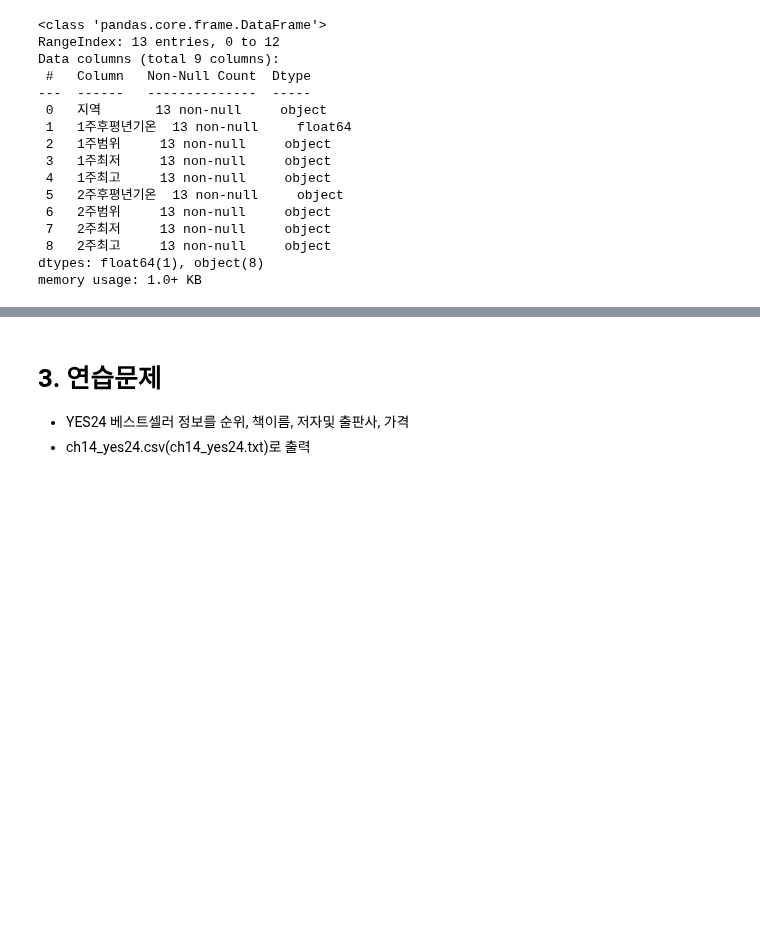
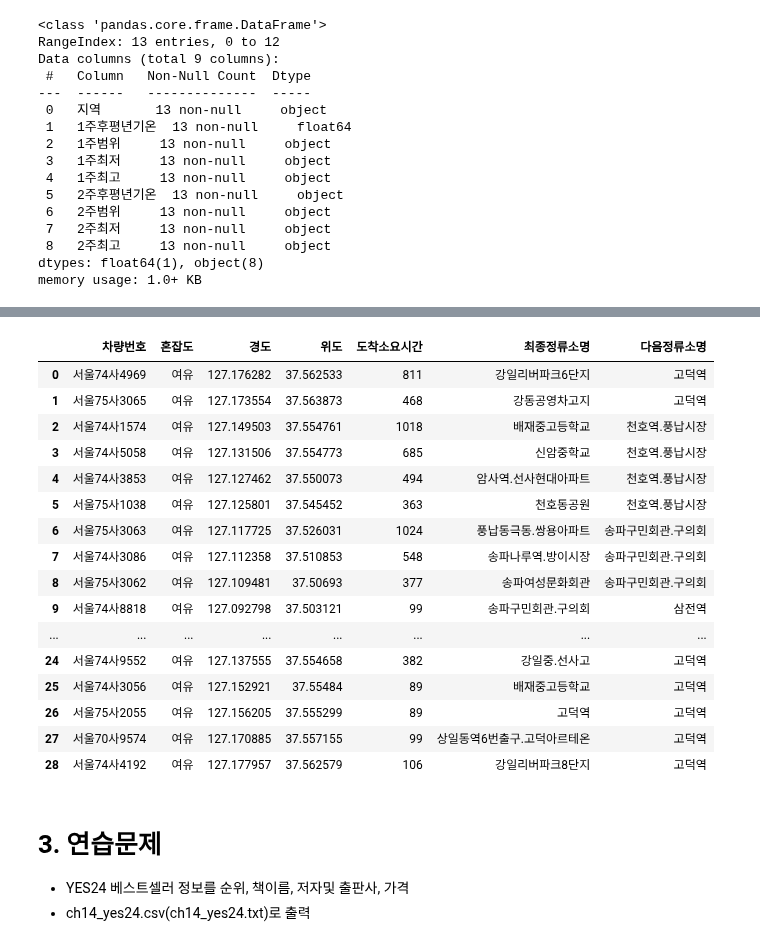
Before and after one commit to k-j-hyun/ai_x, a Jupyter notebook: source/01_python/ch14_웹데이터수집1_정적_공공api.ipynb, the cells around one changed output, grey strips where cells are left out. Saved outputs shown, nothing was run; the diff lists cells and outputs as text; code cells hidden in the pictures; blank space fills up the shorter version.

```diff
--- a/source/01_python/ch14_웹데이터수집1_정적_공공api.ipynb
+++ b/source/01_python/ch14_웹데이터수집1_정적_공공api.ipynb
@@ -1467,0 +1521,18 @@ memory usage: 1.0+ KB
+# %%
+import pandas as pd
+url2 = f'http://ws.bus.go.kr/api/rest/busRouteInfo/getStaionByRoute?ServiceKey={key}&busRouteId={busRouteId}'
+print(url2)
+response = requests.get(url2)
+soup = BeautifulSoup(response.text, 'xml')
+itemLists = soup.find_all('itemList')
+print(busNum, '번 정류장 갯수 : ', len(itemLists))
+bus_station = []
+for itemList in itemLists:
+    #정류장이름, 정류장id, 경도, 위도
+    stationNm = itemList.find('stationNm').text
+    station = itemList.find('station').text
+    gpsX = itemList.find('gpsX').text
+    gpsY = itemList.find('gpsY').text
+    bus_station.append([stationNm, station, gpsX, gpsY])
+df = pd.DataFrame(bus_station, columns=['정류소명','id','경도','위도'])
+df.head()
@@ -1467,0 +1597,5 @@ memory usage: 1.0+ KB
+# %%
+def station_name(row):
+    row['최종정류소명'] = df.loc[df['id'] == row['최종정류소id'], '정류소명'].iloc[0]
+    row['다음정류소명'] = df.loc[df['id'] == row['다음정류소id'], '정류소명'].iloc[0]
+    return row
@@ -1467,0 +1615,3 @@ memory usage: 1.0+ KB
+# %%
+df_pos = df_pos.apply(station_name, axis=1)
+df_pos.sample()
@@ -1468,3 +1621,26 @@ memory usage: 1.0+ KB
+# %%
+# 컬럼명에 id가 포함된 컬럼 제거
+drop_true = df_pos.columns.str.contains("id")
+drop_column_name = df_pos.columns[drop_true]
+df_pos.drop(drop_column_name, axis=1)
+# %% [output]
+|  | 차량번호 | 혼잡도 | 경도 | 위도 | 도착소요시간 | 최종정류소명 | 다음정류소명 |
+| 0 | 서울74사4969 | 여유 | 127.176282 | 37.562533 | 811 | 강일리버파크6단지 | 고덕역 |
+| 1 | 서울75사3065 | 여유 | 127.173554 | 37.563873 | 468 | 강동공영차고지 | 고덕역 |
+| 2 | 서울74사1574 | 여유 | 127.149503 | 37.554761 | 1018 | 배재중고등학교 | 천호역.풍납시장 |
+| 3 | 서울74사5058 | 여유 | 127.131506 | 37.554773 | 685 | 신암중학교 | 천호역.풍납시장 |
+| 4 | 서울74사3853 | 여유 | 127.127462 | 37.550073 | 494 | 암사역.선사현대아파트 | 천호역.풍납시장 |
+| 5 | 서울75사1038 | 여유 | 127.125801 | 37.545452 | 363 | 천호동공원 | 천호역.풍납시장 |
+| 6 | 서울75사3063 | 여유 | 127.117725 | 37.526031 | 1024 | 풍납동극동.쌍용아파트 | 송파구민회관.구의회 |
+| 7 | 서울74사3086 | 여유 | 127.112358 | 37.510853 | 548 | 송파나루역.방이시장 | 송파구민회관.구의회 |
+| 8 | 서울75사3062 | 여유 | 127.109481 | 37.50693 | 377 | 송파여성문화회관 | 송파구민회관.구의회 |
+| 9 | 서울74사8818 | 여유 | 127.092798 | 37.503121 | 99 | 송파구민회관.구의회 | 삼전역 |
+| ... | ... | ... | ... | ... | ... | ... | ... |
+| 24 | 서울74사9552 | 여유 | 127.137555 | 37.554658 | 382 | 강일중.선사고 | 고덕역 |
+| 25 | 서울74사3056 | 여유 | 127.152921 | 37.55484 | 89 | 배재중고등학교 | 고덕역 |
+| 26 | 서울75사2055 | 여유 | 127.156205 | 37.555299 | 89 | 고덕역 | 고덕역 |
+| 27 | 서울70사9574 | 여유 | 127.170885 | 37.557155 | 99 | 상일동역6번출구.고덕아르테온 | 고덕역 |
+| 28 | 서울74사4192 | 여유 | 127.177957 | 37.562579 | 106 | 강일리버파크8단지 | 고덕역 |
 # %% [markdown]
 # 3. 연습문제
 - YES24 베스트셀러 정보를 순위, 책이름, 저자및 출판사, 가격
```
Also changed, not shown: parts of 15 cells of this notebook, 19 other files.
